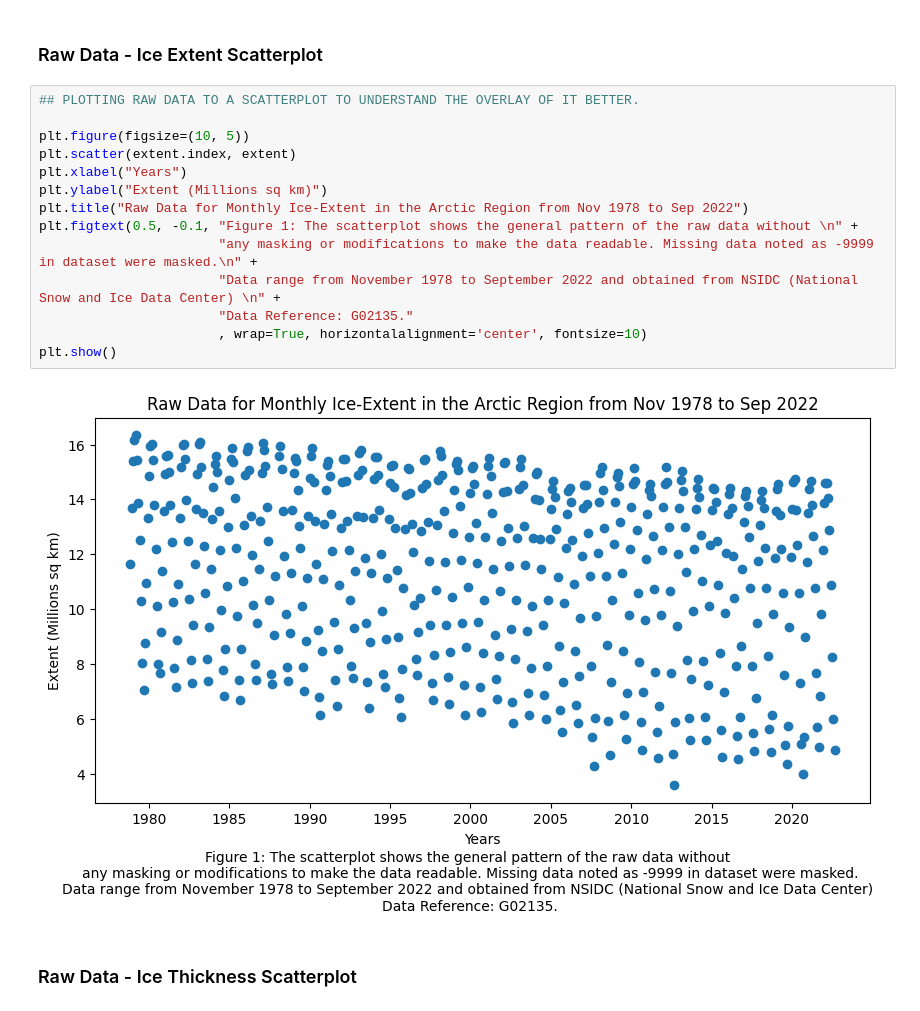
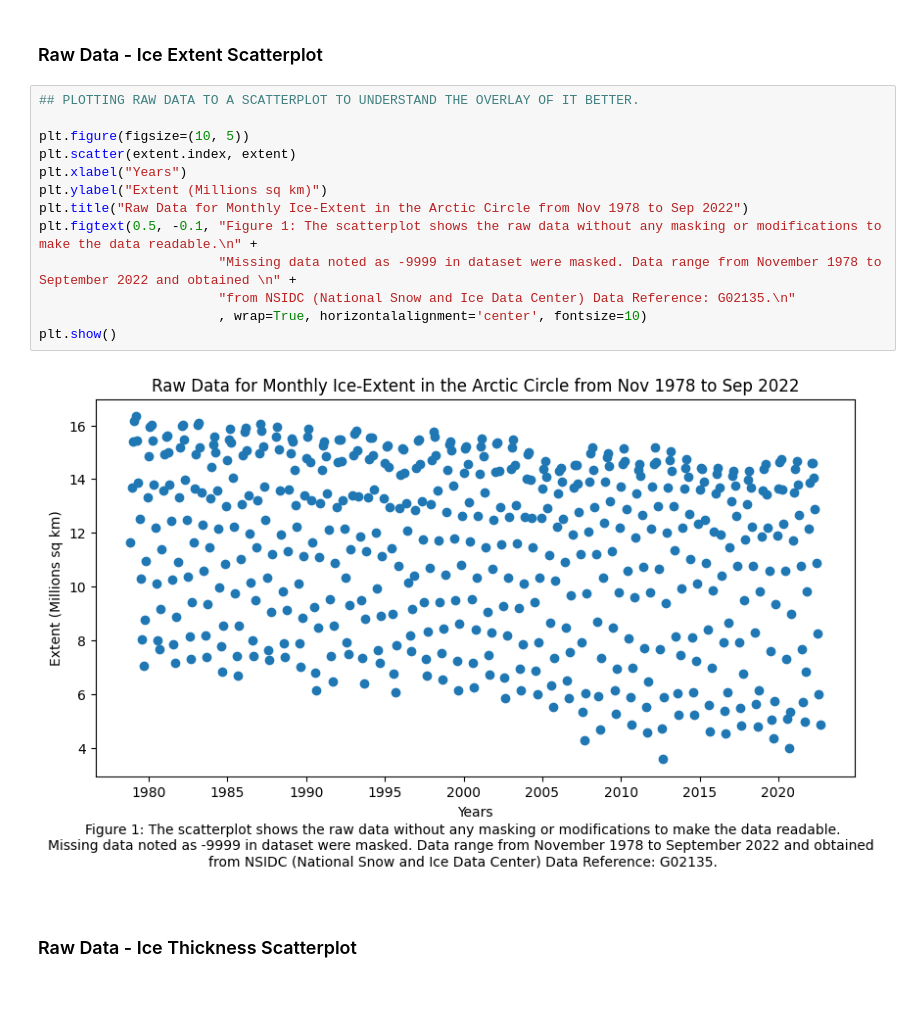
Before and after one commit to gardeneda/Arctic-Ice-vs-Precipitation, a Jupyter notebook: data_management.ipynb, the cells around one changed output. Saved outputs shown, nothing was run; the diff lists cells and outputs as text.

```diff
--- a/data_management.ipynb
+++ b/data_management.ipynb
@@ -323,19 +323,18 @@ precipitation_unindexed = Time left in columns of DataFrame
 # %%
 ## PLOTTING RAW DATA TO A SCATTERPLOT TO UNDERSTAND THE OVERLAY OF IT BETTER.
 
 plt.figure(figsize=(10, 5))
 plt.scatter(extent.index, extent)
 plt.xlabel("Years")
 plt.ylabel("Extent (Millions sq km)")
-plt.title("Raw Data for Monthly Ice-Extent in the Arctic Region from Nov 1978 to Sep 2022")
-plt.figtext(0.5, -0.1, "Figure 1: The scatterplot shows the general pattern of the raw data without \n" +
-                       "any masking or modifications to make the data readable. Missing data noted as -9999 in dataset were masked.\n" +
-                       "Data range from November 1978 to September 2022 and obtained from NSIDC (National Snow and Ice Data Center) \n" +
-                       "Data Reference: G02135."
+plt.title("Raw Data for Monthly Ice-Extent in the Arctic Circle from Nov 1978 to Sep 2022")
+plt.figtext(0.5, -0.1, "Figure 1: The scatterplot shows the raw data without any masking or modifications to make the data readable.\n" +
+                       "Missing data noted as -9999 in dataset were masked. Data range from November 1978 to September 2022 and obtained \n" +
+                       "from NSIDC (National Snow and Ice Data Center) Data Reference: G02135.\n"
                        , wrap=True, horizontalalignment='center', fontsize=10)
 plt.show()
 # %% [output]
-[figure, old version]
+[figure, new version]
 # %% [markdown]
 <h3>Raw Data - Ice Thickness Scatterplot</h3>
 # %%
```
Also changed, not shown: parts of 13 cells of this notebook, 2 other files.
